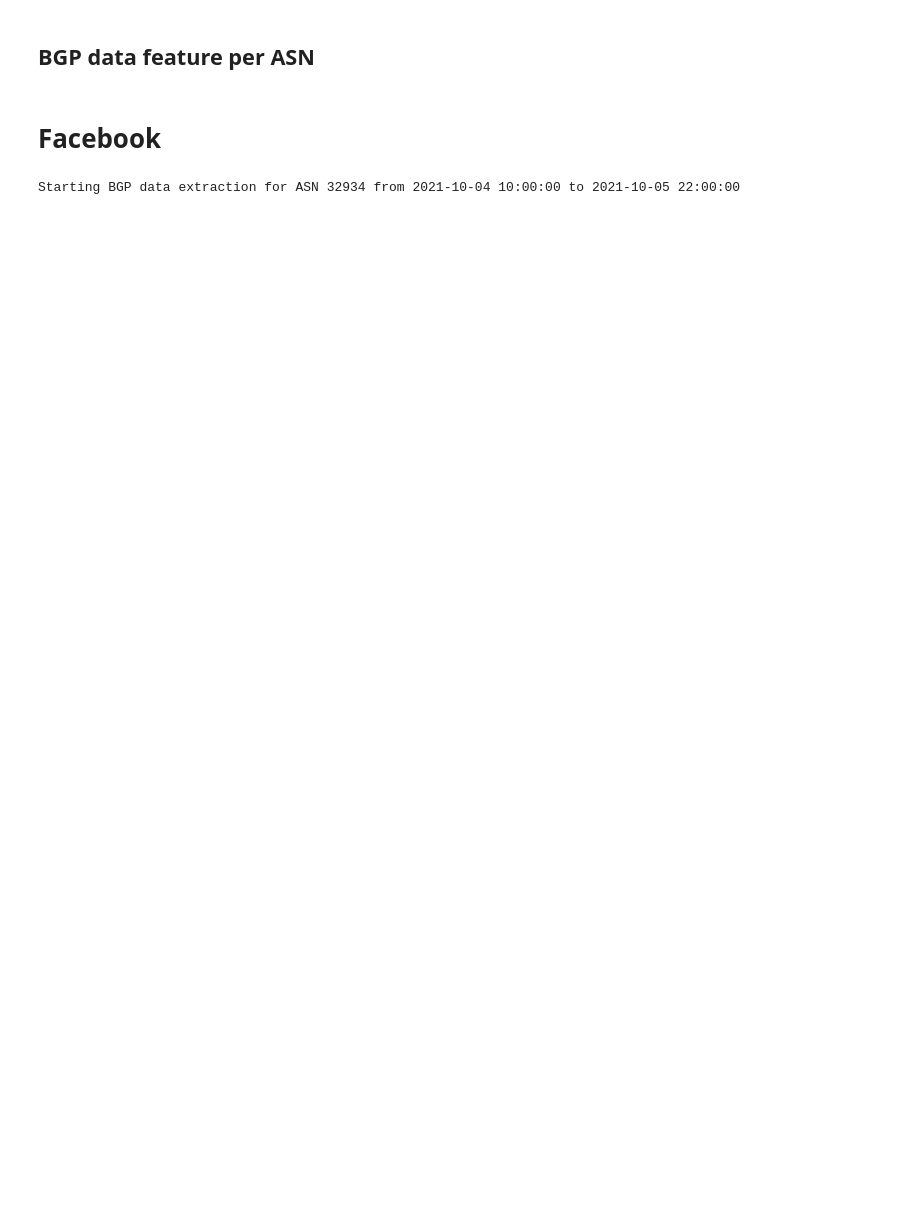
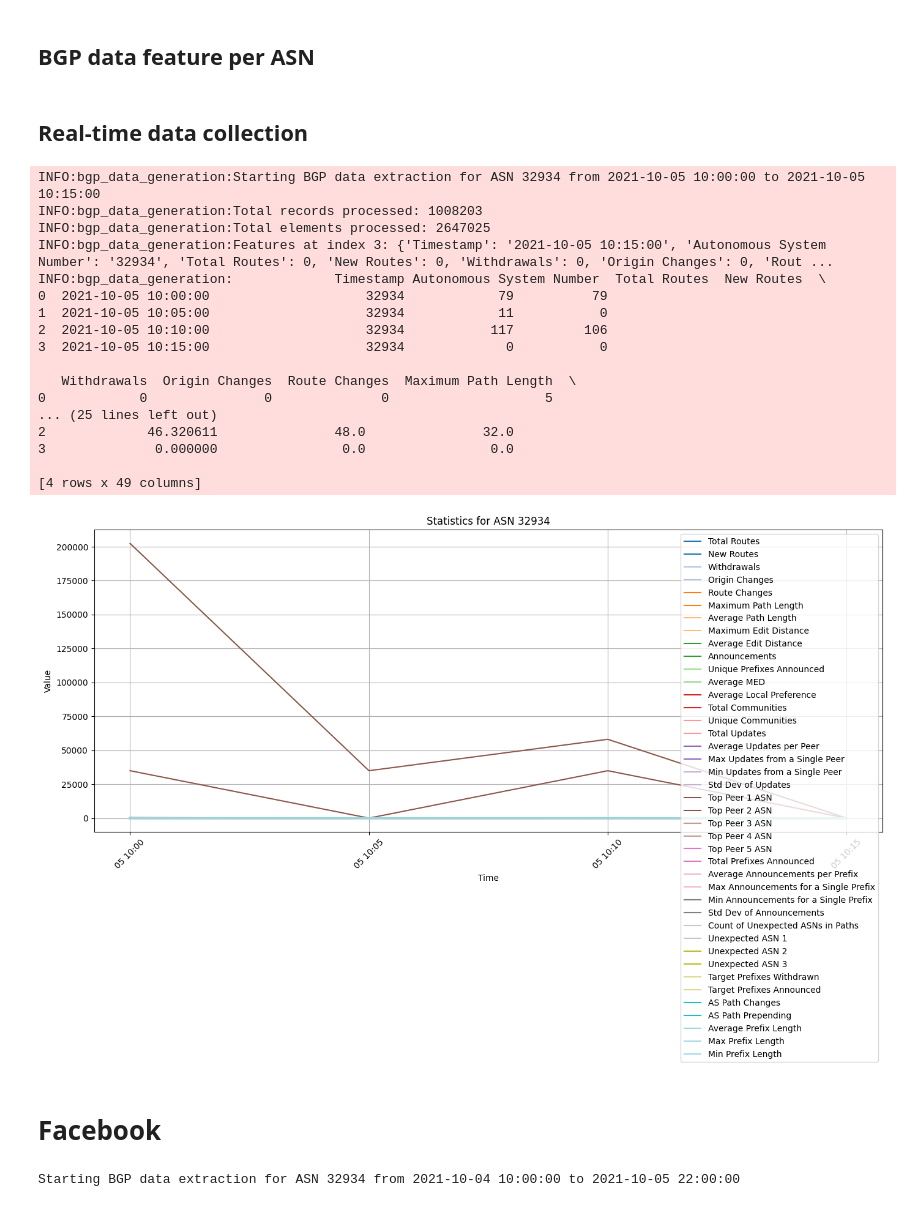
Before and after one commit to hyonbokan/BGP_data_analysis, a Jupyter notebook: bgp_data_analysis_feature_extraction.ipynb, the cells around one changed output. Drawn from its saved outputs; the diff is of its cells as text; code cells hidden in the pictures; blank space fills up the shorter version.

```diff
--- a/bgp_data_analysis_feature_extraction.ipynb
+++ b/bgp_data_analysis_feature_extraction.ipynb
@@ -5,0 +7,2 @@ import pandas as pd
+# %% [markdown]
+## Real-time data collection
@@ -6,3 +14,43 @@ import pandas as pd
+# %%
+facebook_prefixes = set([
+    "129.134.30.0/24",
+    "129.134.30.0/23"
+])
+
+target_asn = "32934"
+from_time = "2021-10-05 10:00:00"
+until_time = "2021-10-05 10:15:00"
+output_file = f'facebook_{target_asn}_anomaly_1004_allday.csv'
+
+df_features = extract_bgp_data(
+    from_time=from_time,
+    until_time=until_time,
+    target_asn=target_asn,
+    target_prefixes=facebook_prefixes,
+    output_file=output_file
+)
+df_features['Timestamp'] = pd.to_datetime(df_features['Timestamp'])
+numeric_cols = df_features.select_dtypes(include=['number']).columns
+plot_statistics(df_features, target_asn)
+# %% [output]
+INFO:bgp_data_generation:Starting BGP data extraction for ASN 32934 from 2021-10-05 10:00:00 to 2021-10-05 10:15:00
+INFO:bgp_data_generation:Total records processed: 1008203
+INFO:bgp_data_generation:Total elements processed: 2647025
+INFO:bgp_data_generation:Features at index 3: {'Timestamp': '2021-10-05 10:15:00', 'Autonomous System Number': '32934', 'Total Routes': 0, 'New Routes': 0, 'Withdrawals': 0, 'Origin Changes': 0, 'Rout ...
+INFO:bgp_data_generation:             Timestamp Autonomous System Number  Total Routes  New Routes  \
+0  2021-10-05 10:00:00                    32934            79          79
+1  2021-10-05 10:05:00                    32934            11           0
+2  2021-10-05 10:10:00                    32934           117         106
+3  2021-10-05 10:15:00                    32934             0           0
+
+   Withdrawals  Origin Changes  Route Changes  Maximum Path Length  \
+0            0               0              0                    5
+... (25 lines left out)
+2             46.320611               48.0               32.0
+3              0.000000                0.0                0.0
+
+[4 rows x 49 columns]
+[figure, added]
 # %% [markdown]
 # Facebook
 # %%
```
Also changed, not shown: parts of 5 cells of this notebook, 2 other files.
